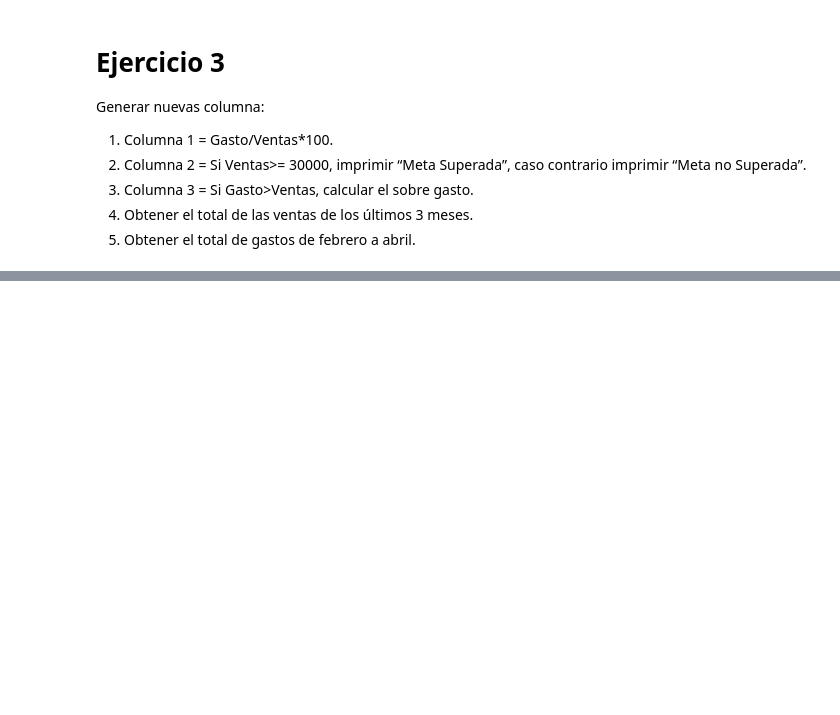
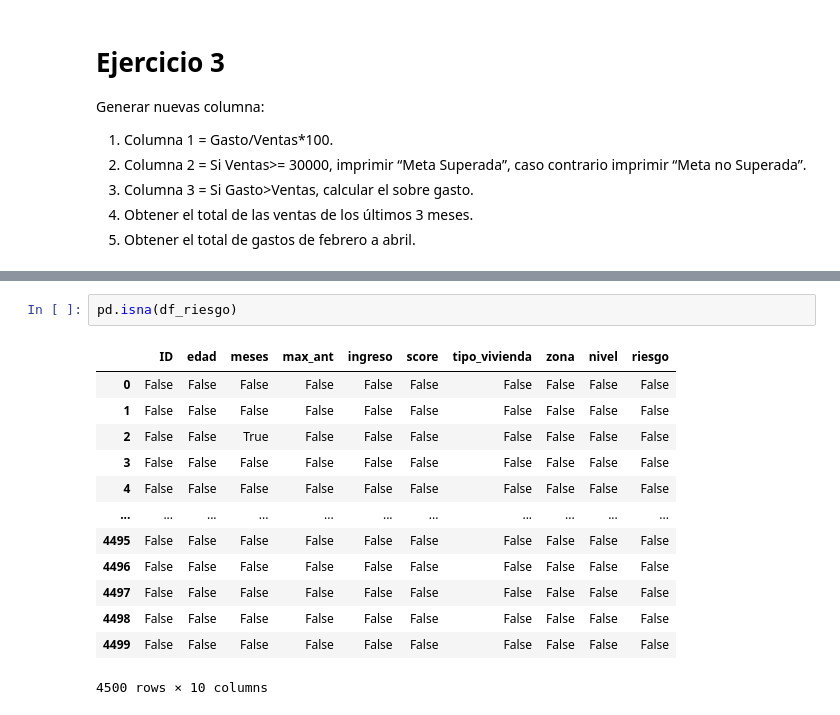
Before and after one commit to jasearce/Proyecto1_Programa_Ciencia_Datos_Python, a Jupyter notebook: Proyecto_1_Javier_Arce.ipynb, the cells around one changed output, grey strips where cells are left out. Drawn from its saved outputs; the diff is of its cells as text; blank space fills up the shorter version.

```diff
--- a/Proyecto_1_Javier_Arce.ipynb
+++ b/Proyecto_1_Javier_Arce.ipynb
@@ -218,0 +315,16 @@ El total de gastos de Febrero a Abril fue de:  403.12
+# %%
+pd.isna(df_riesgo)
+# %% [output]
+|  | ID | edad | meses | max_ant | ingreso | score | tipo_vivienda | zona | nivel | riesgo |
+| 0 | False | False | False | False | False | False | False | False | False | False |
+| 1 | False | False | False | False | False | False | False | False | False | False |
+| 2 | False | False | True | False | False | False | False | False | False | False |
+| 3 | False | False | False | False | False | False | False | False | False | False |
+| 4 | False | False | False | False | False | False | False | False | False | False |
+| ... | ... | ... | ... | ... | ... | ... | ... | ... | ... | ... |
+| 4495 | False | False | False | False | False | False | False | False | False | False |
+| 4496 | False | False | False | False | False | False | False | False | False | False |
+| 4497 | False | False | False | False | False | False | False | False | False | False |
+| 4498 | False | False | False | False | False | False | False | False | False | False |
+| 4499 | False | False | False | False | False | False | False | False | False | False |
+4500 rows × 10 columns
```
Also changed, not shown: parts of 15 cells of this notebook.
